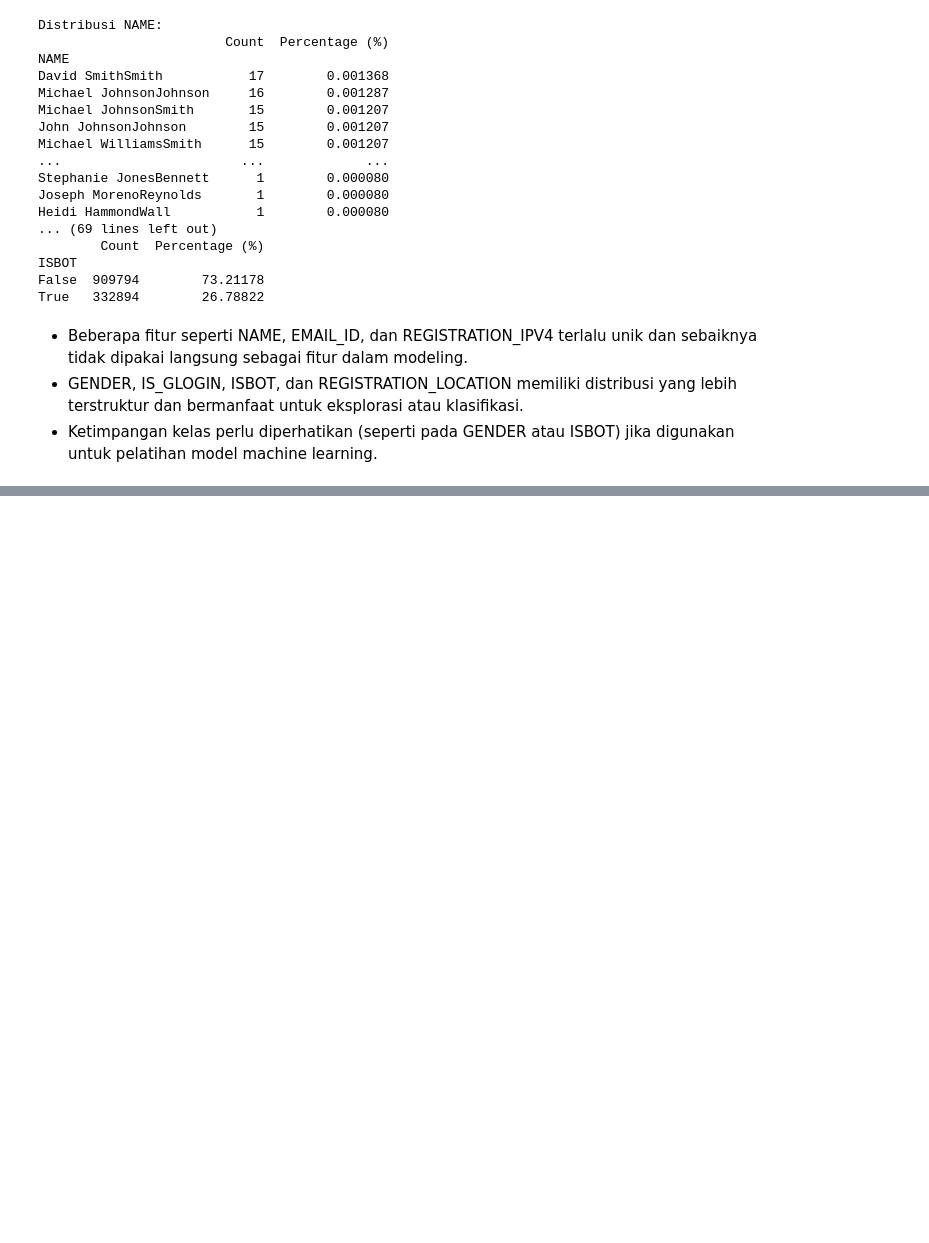
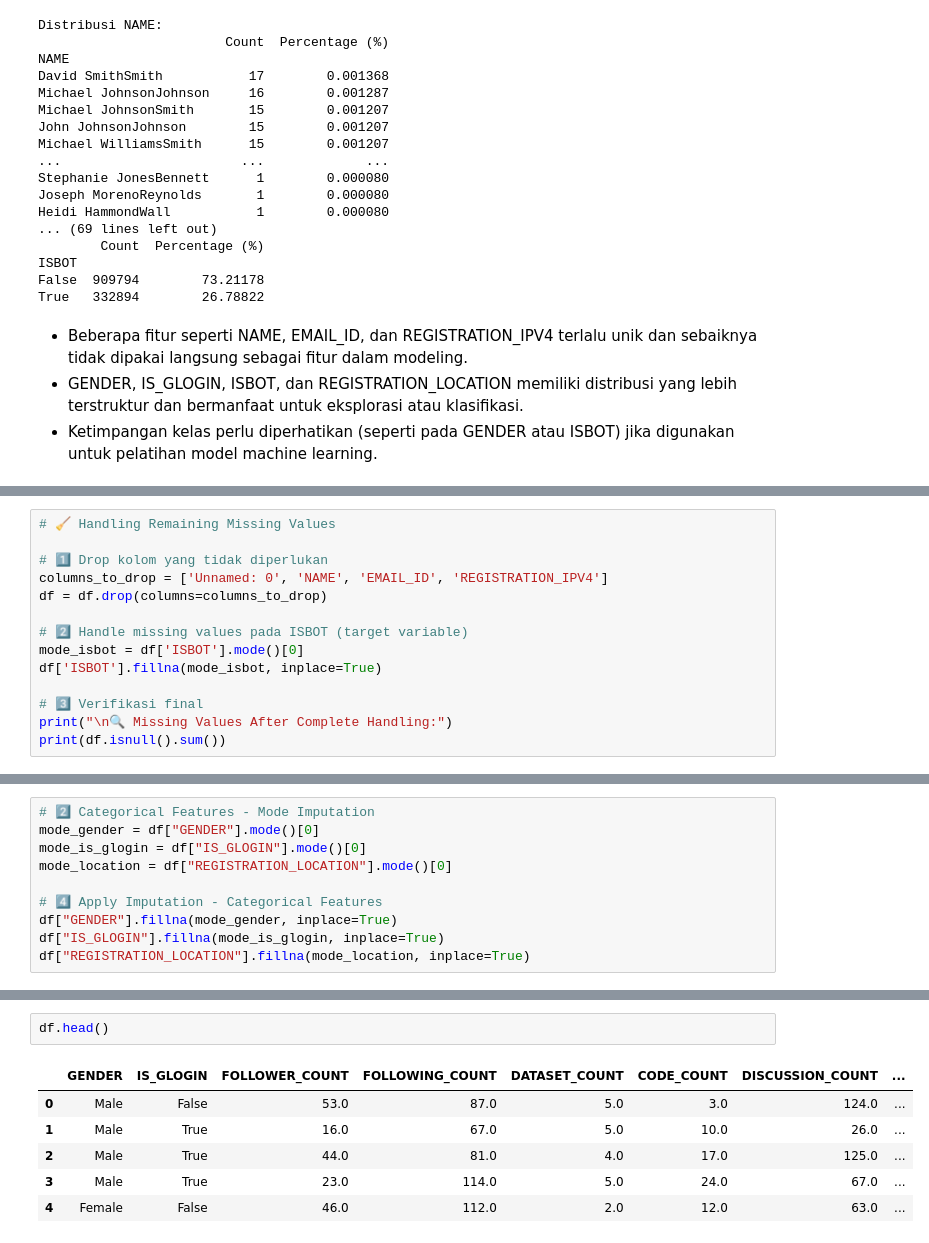
Before and after one commit to Hidayattt24/UTS-PRAKTIKUM-ML, a Jupyter notebook: notebook.ipynb, the cells around one changed output, grey strips where cells are left out. Cells and saved outputs as stored; diff of their text form; blank space fills up the shorter version.

Commit message:
Add : reprocessing steps for Kaggle bot detection dataset

```diff
--- a/notebook.ipynb
+++ b/notebook.ipynb
@@ -343,0 +471,14 @@ True   332894        26.78822
+# %%
+# 🧹 Handling Remaining Missing Values
+
+# 1️⃣ Drop kolom yang tidak diperlukan
+columns_to_drop = ['Unnamed: 0', 'NAME', 'EMAIL_ID', 'REGISTRATION_IPV4']
+df = df.drop(columns=columns_to_drop)
+
+# 2️⃣ Handle missing values pada ISBOT (target variable)
+mode_isbot = df['ISBOT'].mode()[0]
+df['ISBOT'].fillna(mode_isbot, inplace=True)
+
+# 3️⃣ Verifikasi final
+print("\n🔍 Missing Values After Complete Handling:")
+print(df.isnull().sum())
@@ -343,0 +507,10 @@ True   332894        26.78822
+# %%
+# 2️⃣ Categorical Features - Mode Imputation
+mode_gender = df["GENDER"].mode()[0]
+mode_is_glogin = df["IS_GLOGIN"].mode()[0]
+mode_location = df["REGISTRATION_LOCATION"].mode()[0]
+
+# 4️⃣ Apply Imputation - Categorical Features
+df["GENDER"].fillna(mode_gender, inplace=True)
+df["IS_GLOGIN"].fillna(mode_is_glogin, inplace=True)
+df["REGISTRATION_LOCATION"].fillna(mode_location, inplace=True)
@@ -343,0 +536,9 @@ True   332894        26.78822
+# %%
+df.head()
+# %% [output]
+|  | GENDER | IS_GLOGIN | FOLLOWER_COUNT | FOLLOWING_COUNT | DATASET_COUNT | CODE_COUNT | DISCUSSION_COUNT | ... |
+| 0 | Male | False | 53.0 | 87.0 | 5.0 | 3.0 | 124.0 | ... |
+| 1 | Male | True | 16.0 | 67.0 | 5.0 | 10.0 | 26.0 | ... |
+| 2 | Male | True | 44.0 | 81.0 | 4.0 | 17.0 | 125.0 | ... |
+| 3 | Male | True | 23.0 | 114.0 | 5.0 | 24.0 | 67.0 | ... |
+| 4 | Female | False | 46.0 | 112.0 | 2.0 | 12.0 | 63.0 | ... |
```
Also changed, not shown: parts of 6 cells of this notebook.
